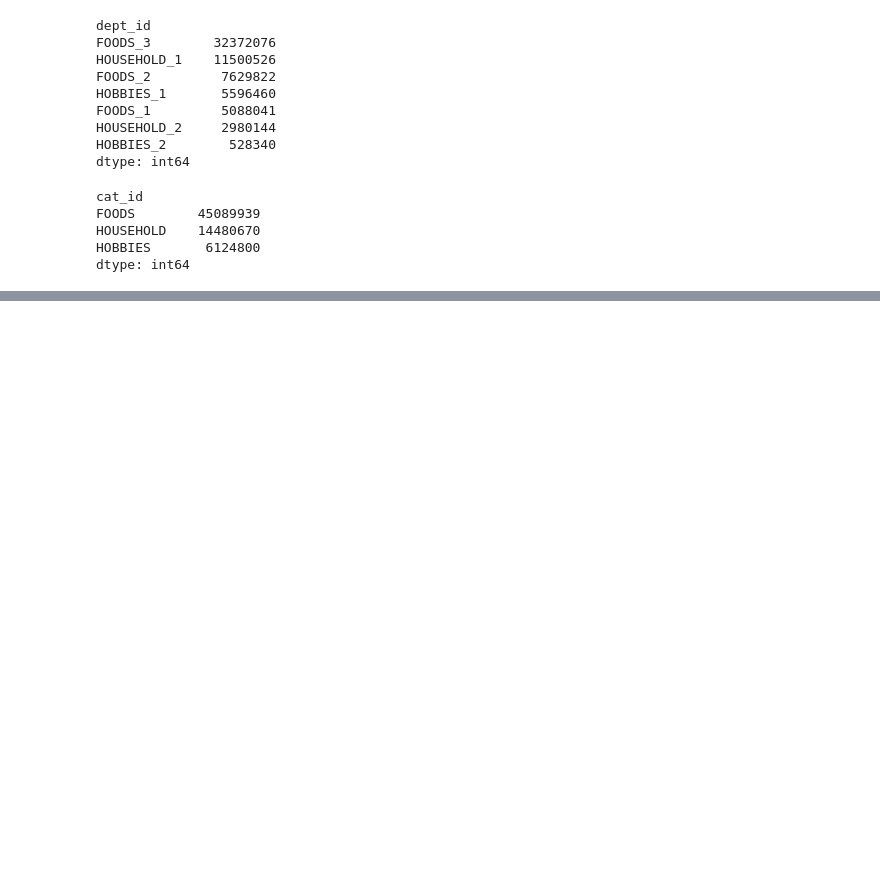
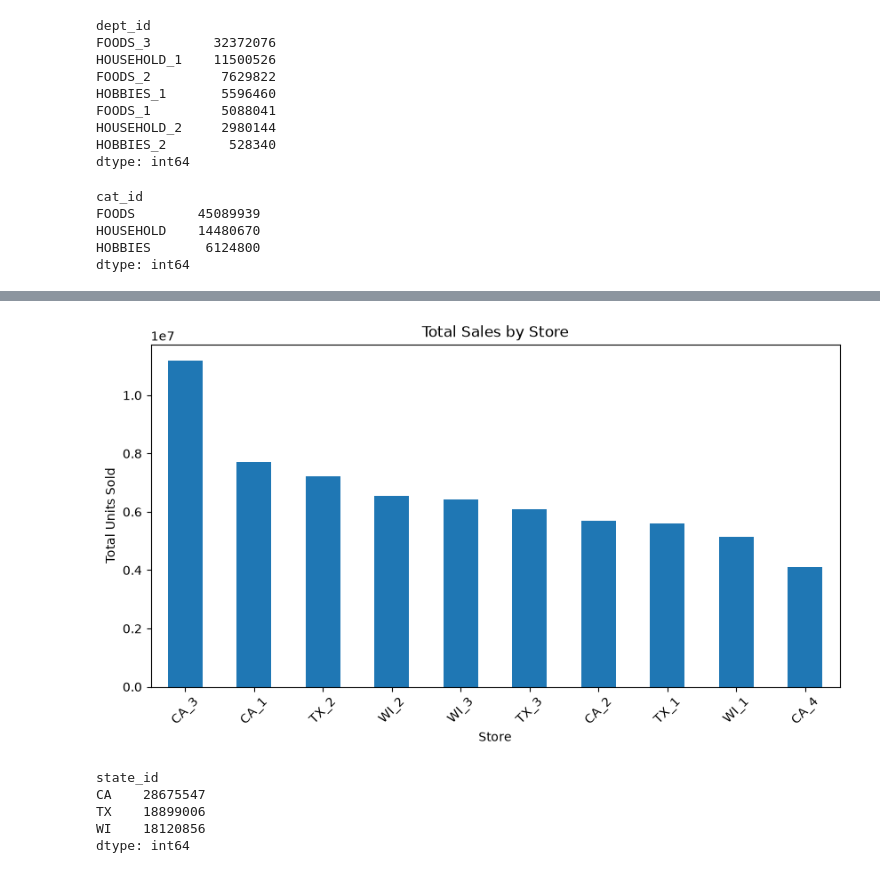
Before and after one commit to janupalliradhika/retail-demand-forecasting, a Jupyter notebook: notebooks/01_data_exploration.ipynb, the cells around one changed output, grey strips where cells are left out. Cells and saved outputs as stored; diff of their text form; code cells hidden in the pictures; blank space fills up the shorter version.

Commit message:
Completed Day 7 store and product performance analysis

```diff
--- a/notebooks/01_data_exploration.ipynb
+++ b/notebooks/01_data_exploration.ipynb
@@ -674,0 +681,4 @@ dtype: int64
+# %%
+sales_columns = sales_clean.columns[6:]
+# %%
+store_sales = sales_clean.groupby("store_id")[sales_columns].sum().sum(axis=1)
@@ -674,0 +700,10 @@ dtype: int64
+# %%
+plt.figure(figsize=(10,5))
+store_sales.sort_values(ascending=False).plot(kind="bar")
+plt.title("Total Sales by Store")
+plt.xlabel("Store")
+plt.ylabel("Total Units Sold")
+plt.xticks(rotation=45)
+plt.show()
+# %% [output]
+[figure, added]
@@ -674,0 +712,8 @@ dtype: int64
+# %%
+state_sales.sort_values(ascending=False)
+# %% [output]
+state_id
+CA    28675547
+TX    18899006
+WI    18120856
+dtype: int64
```
Also changed, not shown: parts of 16 cells of this notebook.
